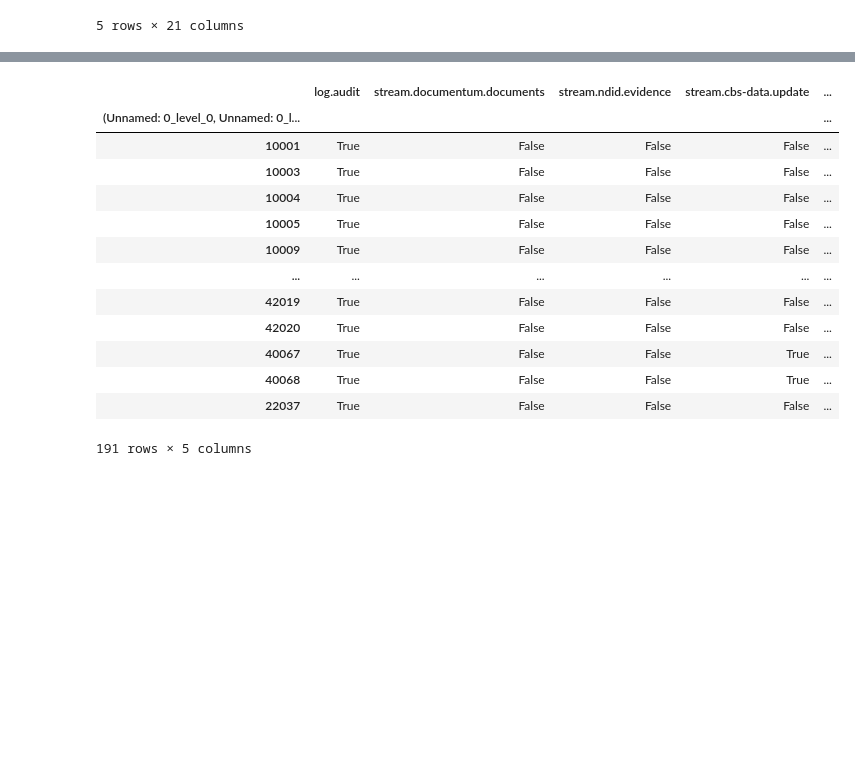
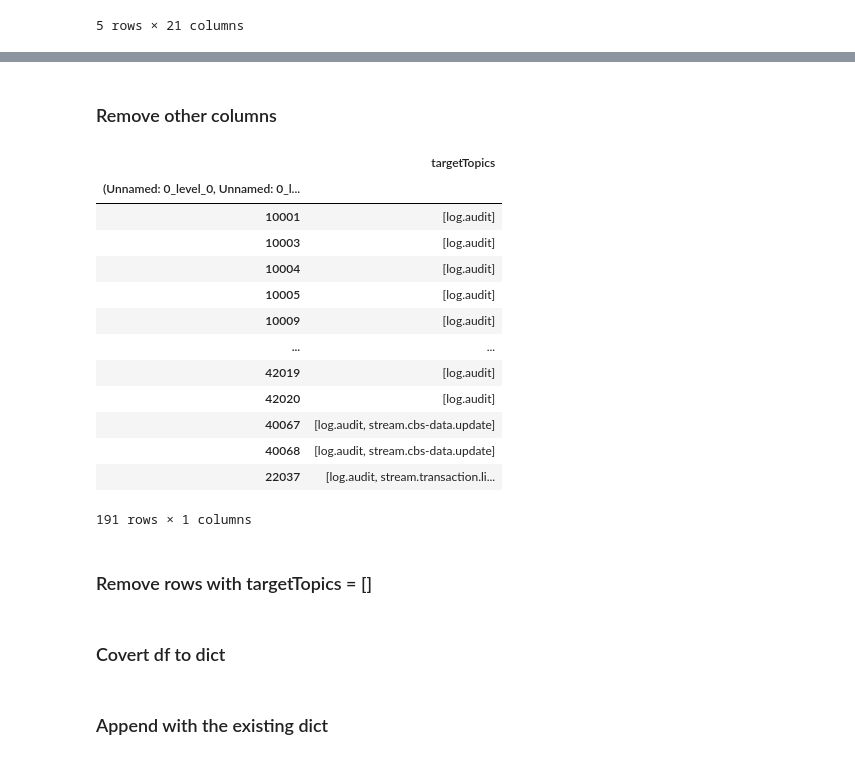
Before and after one commit to wwinkawin/event-code-script, a Jupyter notebook: processor.ipynb, the cells around one changed output, grey strips where cells are left out. Drawn from its saved outputs; the diff is of its cells as text; code cells hidden in the pictures; blank space fills up the shorter version.

```diff
--- a/processor.ipynb
+++ b/processor.ipynb
@@ -98,0 +74,3 @@ IndexError: too many indices for array
+# %%
+df_slice = df_slice.loc[:, :].replace('Y', pd.Series(df_slice.columns, df_slice.columns))
+df_slice.head()
@@ -98,0 +87,3 @@ IndexError: too many indices for array
+# %%
+np_slice = df_slice.values
+list_slice = [row[~pd.isnull(row)].tolist() for row in np_slice]
@@ -98,0 +92,2 @@ IndexError: too many indices for array
+# %%
+df_slice['targetTopics'] = list_slice
@@ -99,17 +104,23 @@ IndexError: too many indices for array
+# %% [markdown]
+### Remove other columns
+# %%
+df_slice = df_slice.drop(df_slice.columns[0:5], axis=1)
 # %%
-df_slice == True
+df_slice
 # %% [output]
-|  | log.audit | stream.documentum.documents | stream.ndid.evidence | stream.cbs-data.update | ... |
-| (Unnamed: 0_level_0, Unnamed: 0_l... |  |  |  |  | ... |
-| 10001 | True | False | False | False | ... |
-| 10003 | True | False | False | False | ... |
-| 10004 | True | False | False | False | ... |
-| 10005 | True | False | False | False | ... |
-| 10009 | True | False | False | False | ... |
-| ... | ... | ... | ... | ... | ... |
-| 42019 | True | False | False | False | ... |
-| 42020 | True | False | False | False | ... |
-| 40067 | True | False | False | True | ... |
-| 40068 | True | False | False | True | ... |
-| 22037 | True | False | False | False | ... |
+|  | targetTopics |
+| (Unnamed: 0_level_0, Unnamed: 0_l... |  |
+| 10001 | [log.audit] |
+| 10003 | [log.audit] |
+| 10004 | [log.audit] |
+| 10005 | [log.audit] |
+| 10009 | [log.audit] |
+| ... | ... |
+| 42019 | [log.audit] |
+| 42020 | [log.audit] |
+| 40067 | [log.audit, stream.cbs-data.update] |
+| 40068 | [log.audit, stream.cbs-data.update] |
+| 22037 | [log.audit, stream.transaction.li... |
-191 rows × 5 columns
+191 rows × 1 columns
+# %% [markdown]
+### Remove rows with targetTopics = []
@@ -115,0 +129,2 @@ df_slice == True
+# %% [markdown]
+### Covert df to dict
@@ -115,0 +133,2 @@ df_slice == True
+# %% [markdown]
+### Append with the existing dict
```
Also changed, not shown: parts of 54 cells of this notebook.
